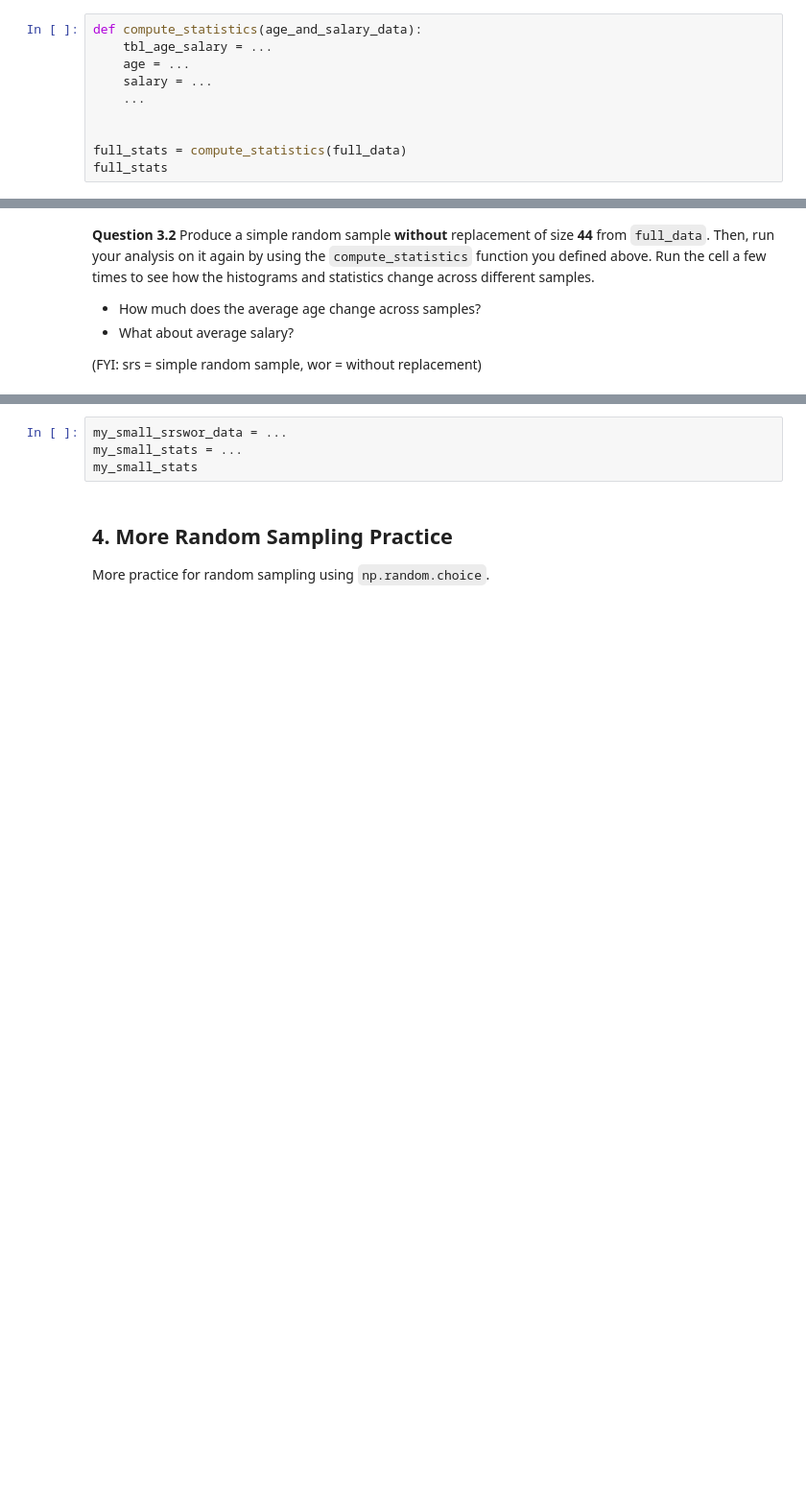
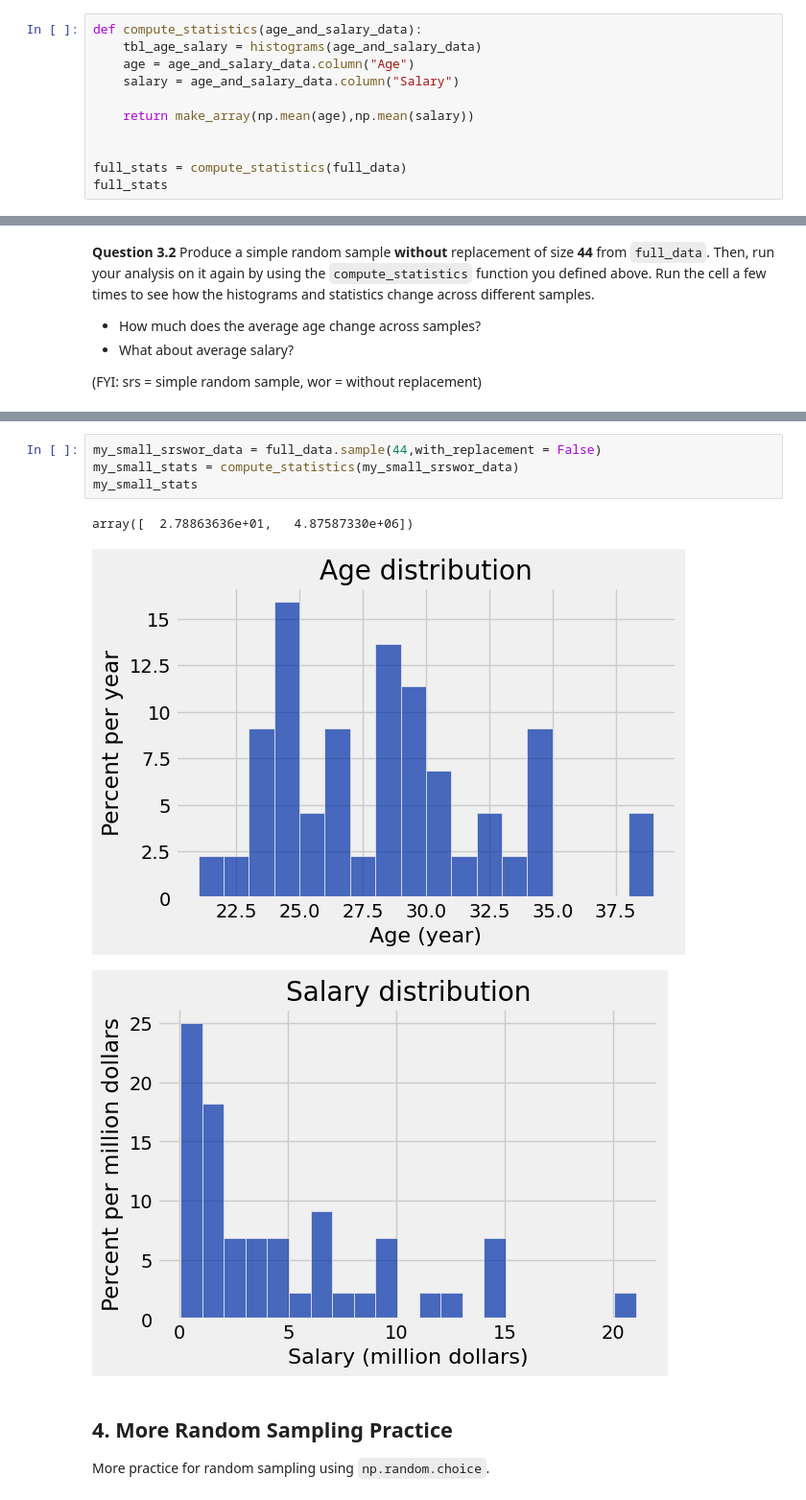
Before and after one commit to bwinterstein/Intro-Data, a Jupyter notebook: Labs/lab05.ipynb, the cells around one changed output, grey strips where cells are left out. Shown at 96% size. Saved outputs shown, nothing was run; the diff lists cells and outputs as text; blank space fills up the shorter version.

```diff
--- a/Labs/lab05.ipynb
+++ b/Labs/lab05.ipynb
@@ -380,10 +380,11 @@ Two histograms should be displayed below
 You can call the `histograms` function to draw the histograms!
 # %%
 def compute_statistics(age_and_salary_data):
-    tbl_age_salary = ...
-    age = ...
-    salary = ...
-    ...
+    tbl_age_salary = histograms(age_and_salary_data)
+    age = age_and_salary_data.column("Age")
+    salary = age_and_salary_data.column("Salary")
+
+    return make_array(np.mean(age),np.mean(salary))
 
 
 full_stats = compute_statistics(full_data)
@@ -426,9 +448,13 @@ _Type your answer here, replacing this text._
 # %% [markdown]
 <!-- BEGIN QUESTION -->
 # %%
-my_small_srswor_data = ...
-my_small_stats = ...
+my_small_srswor_data = full_data.sample(44,with_replacement = False)
+my_small_stats = compute_statistics(my_small_srswor_data)
 my_small_stats
+# %% [output]
+array([  2.78863636e+01,   4.87587330e+06])
+[figure, added]
+[figure, added]
 # %% [markdown]
 <!-- END QUESTION -->
 
```
Also changed, not shown: parts of 14 cells of this notebook, 4 other files.
